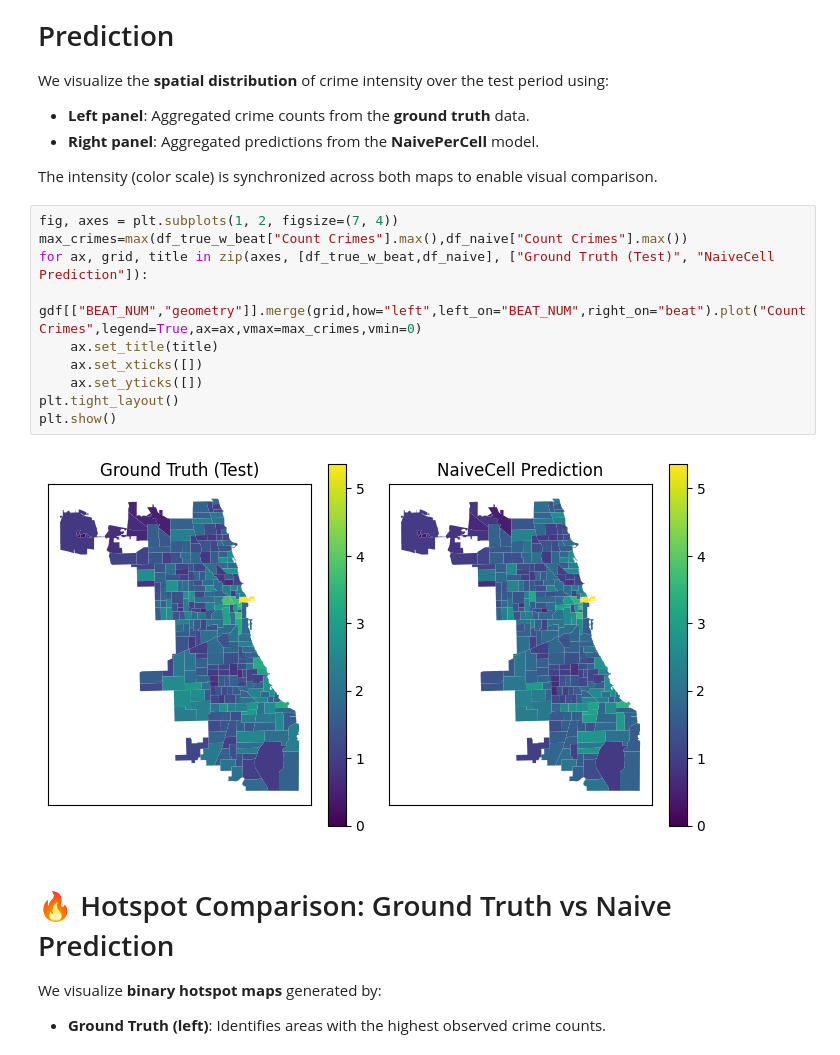
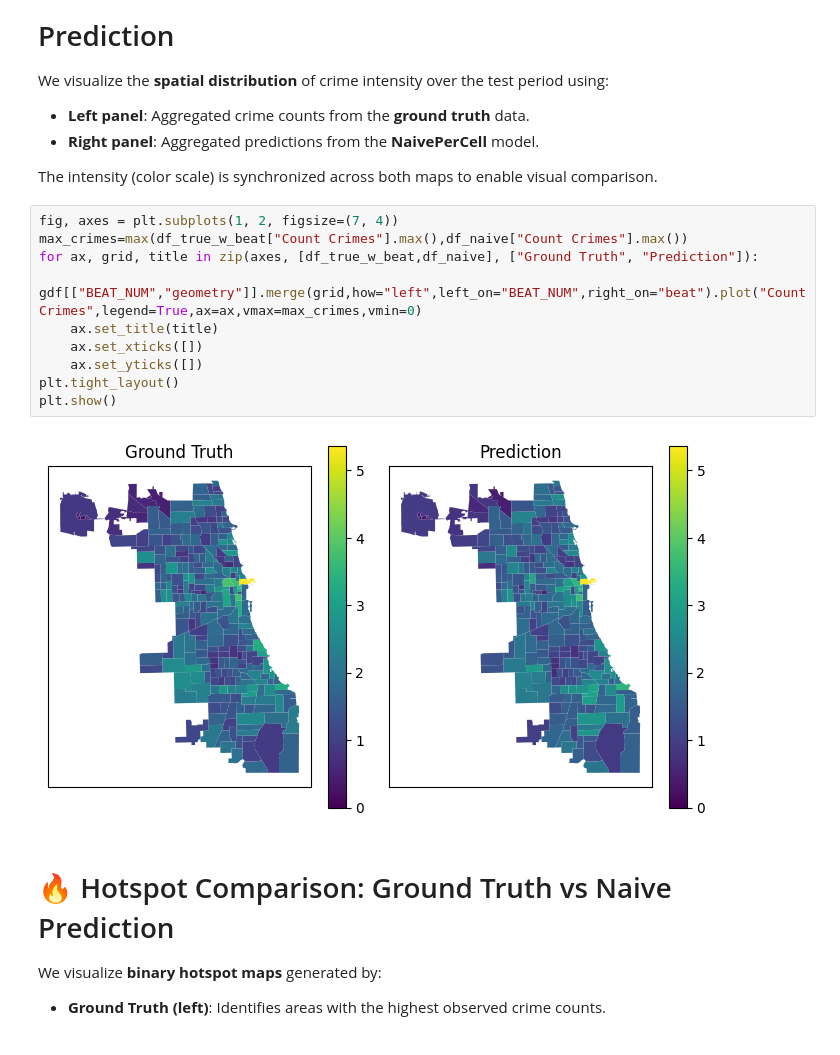
Before and after one commit to cristian-pulido/uncertainty-informed-decision-making, a Jupyter notebook: articulos/uncertainty-hotspots/experiments/chicago_real_data/03_visualize_hotspots.ipynb, the cells around one changed output. Cells and saved outputs as stored; diff of their text form.

```diff
--- a/articulos/uncertainty-hotspots/experiments/chicago_real_data/03_visualize_hotspots.ipynb
+++ b/articulos/uncertainty-hotspots/experiments/chicago_real_data/03_visualize_hotspots.ipynb
@@ -164,15 +156,15 @@ The intensity (color scale) is synchronized across both maps to enable visual co
 # %%
 fig, axes = plt.subplots(1, 2, figsize=(7, 4))
 max_crimes=max(df_true_w_beat["Count Crimes"].max(),df_naive["Count Crimes"].max())
-for ax, grid, title in zip(axes, [df_true_w_beat,df_naive], ["Ground Truth (Test)", "NaiveCell Prediction"]):
+for ax, grid, title in zip(axes, [df_true_w_beat,df_naive], ["Ground Truth", "Prediction"]):
     gdf[["BEAT_NUM","geometry"]].merge(grid,how="left",left_on="BEAT_NUM",right_on="beat").plot("Count Crimes",legend=True,ax=ax,vmax=max_crimes,vmin=0)
     ax.set_title(title)
     ax.set_xticks([])
     ax.set_yticks([])
 plt.tight_layout()
 plt.show()
 # %% [output]
-[figure, old version]
+[figure, new version]
 # %% [markdown]
 # 🔥 Hotspot Comparison: Ground Truth vs Naive Prediction
 
```
Also changed, not shown: parts of 4 cells of this notebook, 2 other files.
